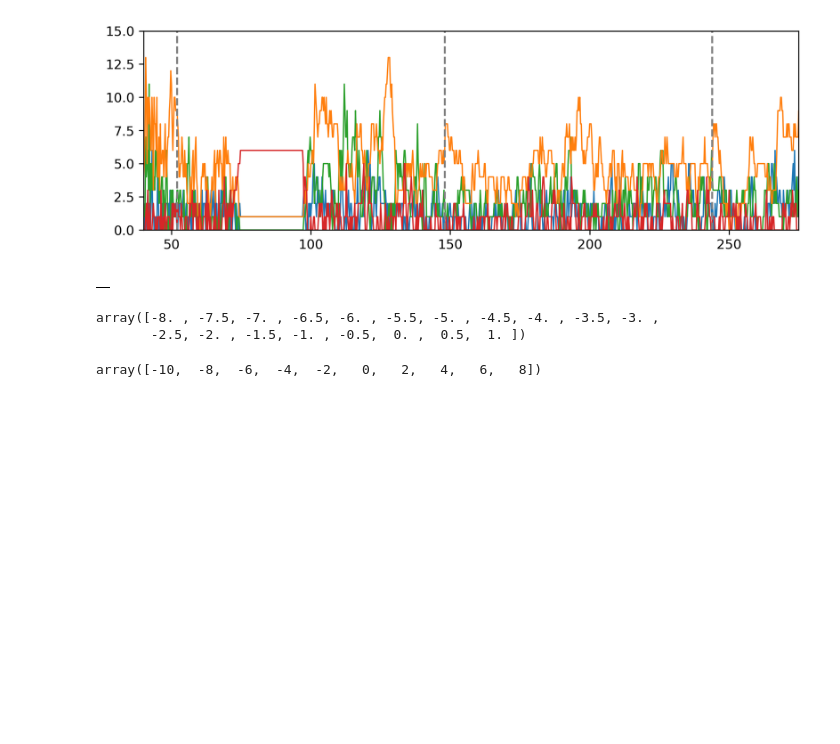
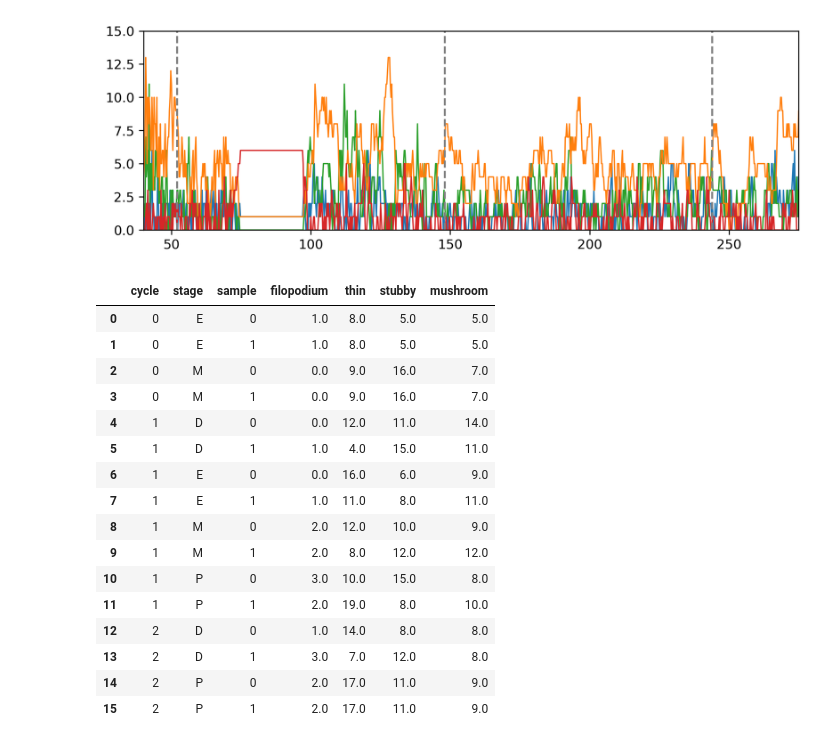
Before and after one commit to dylanmmartins/spine-population-modeling, a Jupyter notebook: version2.ipynb, the cells around one changed output. Cells and saved outputs as stored; diff of their text form; code cells hidden in the pictures; blank space fills up the shorter version.

```diff
--- a/version2.ipynb
+++ b/version2.ipynb
@@ -360,7 +368,8 @@ for i, file_path in enumerate(file_paths):
         row_value_counts.append(row.value_counts())
     counts = pd.DataFrame(row_value_counts).fillna(0)
     counts = counts[['filopodium','thin','stubby','mushroom']]
-    counts['stage'] = df['stage']
+    counts.reset_index(inplace=True)
+    counts['stage'] = df['stage'].copy()
 
     # for j in range(0, len(df)-1):
     #     if df.iloc[j]['stage'] == 'P' and df.iloc[j+1]['stage'] == 'E':
@@ -398,10 +407,10 @@ for i, file_path in enumerate(file_paths):
         # Interpolation function
         if len(group) == 1:
             # Only one value — duplicate it
-            y_interp = [y_original1[0], y_original1[0]]
-            y_interp = [y_original2[0], y_original2[0]]
-            y_interp = [y_original3[0], y_original3[0]]
-            y_interp = [y_original4[0], y_original4[0]]
+            y_interp1 = [y_original1[0], y_original1[0]]
+            y_interp2 = [y_original2[0], y_original2[0]]
+            y_interp3 = [y_original3[0], y_original3[0]]
+            y_interp4 = [y_original4[0], y_original4[0]]
         else:
             y_interp1 = scipy.interpolate.interp1d(x_original, y_original1)(np.linspace(0, 1, 2))
             y_interp2 = scipy.interpolate.interp1d(x_original, y_original2)(np.linspace(0, 1, 2))
@@ -409,31 +418,17 @@ for i, file_path in enumerate(file_paths):
             y_interp4 = scipy.interpolate.interp1d(x_original, y_original4)(np.linspace(0, 1, 2))
 
         # Add interpolated rows
-        for i in range(len((y_interp))):
+        for i in range(len(y_interp1)):
             resampled_rows.append({
                 'cycle': cycle,
                 'stage': stage,
                 'sample': i,
-                'filopodium': y_interp1,
-                'thin': y_interp2,
-                'stubby': y_interp3,
-                'mushroom': y_interp4
+                'filopodium': y_interp1[i],
+                'thin': y_interp2[i],
+                'stubby': y_interp3[i],
+                'mushroom': y_interp4[i]
             })
 
     resampled_df = pd.DataFrame(resampled_rows)
 
     resampled_dfs.append(resampled_df)
-
-    # spine_sum = np.sum([
-    #     counts['filopodium'].to_numpy(),
-    #     counts['thin'].to_numpy(),
-    #     counts['stubby'].to_numpy(),
-    #     counts['mushroom'].to_numpy()
-    # ], axis=0)
-
-    # spine_sums.append(spine_sum)
-    # startinds.append(startind)
-# %%
-resampled_dfs[0]
-# %% [output]
-|  |
@@ -453,12 +442,23 @@ for i,x in enumerate(spine_sums):
         ss.append(nt / tot_avg_spines)
     turnover_arr.append(ss)
-# %%
-t_
-# %% [output]
-array([-8. , -7.5, -7. , -6.5, -6. , -5.5, -5. , -4.5, -4. , -3.5, -3. ,
-       -2.5, -2. , -1.5, -1. , -0.5,  0. ,  0.5,  1. ])
-# %%
-np.arange(-10,10,2)
-# %% [output]
-array([-10,  -8,  -6,  -4,  -2,   0,   2,   4,   6,   8])
+# %%
+resampled_dfs[3]
+# %% [output]
+|  | cycle | stage | sample | filopodium | thin | stubby | mushroom |
+| 0 | 0 | E | 0 | 1.0 | 8.0 | 5.0 | 5.0 |
+| 1 | 0 | E | 1 | 1.0 | 8.0 | 5.0 | 5.0 |
+| 2 | 0 | M | 0 | 0.0 | 9.0 | 16.0 | 7.0 |
+| 3 | 0 | M | 1 | 0.0 | 9.0 | 16.0 | 7.0 |
+| 4 | 1 | D | 0 | 0.0 | 12.0 | 11.0 | 14.0 |
+| 5 | 1 | D | 1 | 1.0 | 4.0 | 15.0 | 11.0 |
+| 6 | 1 | E | 0 | 0.0 | 16.0 | 6.0 | 9.0 |
+| 7 | 1 | E | 1 | 1.0 | 11.0 | 8.0 | 11.0 |
+| 8 | 1 | M | 0 | 2.0 | 12.0 | 10.0 | 9.0 |
+| 9 | 1 | M | 1 | 2.0 | 8.0 | 12.0 | 12.0 |
+| 10 | 1 | P | 0 | 3.0 | 10.0 | 15.0 | 8.0 |
+| 11 | 1 | P | 1 | 2.0 | 19.0 | 8.0 | 10.0 |
+| 12 | 2 | D | 0 | 1.0 | 14.0 | 8.0 | 8.0 |
+| 13 | 2 | D | 1 | 3.0 | 7.0 | 12.0 | 8.0 |
+| 14 | 2 | P | 0 | 2.0 | 17.0 | 11.0 | 9.0 |
+| 15 | 2 | P | 1 | 2.0 | 17.0 | 11.0 | 9.0 |
 # %%
```
Also changed, not shown: parts of 10 cells of this notebook.
